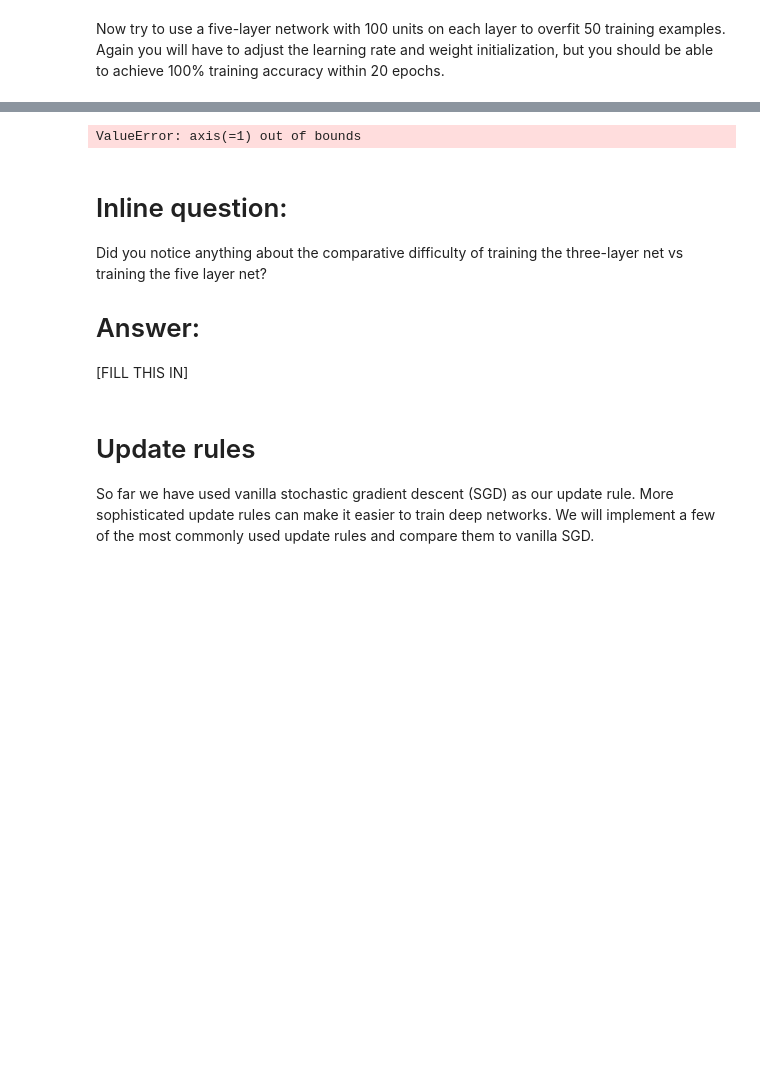
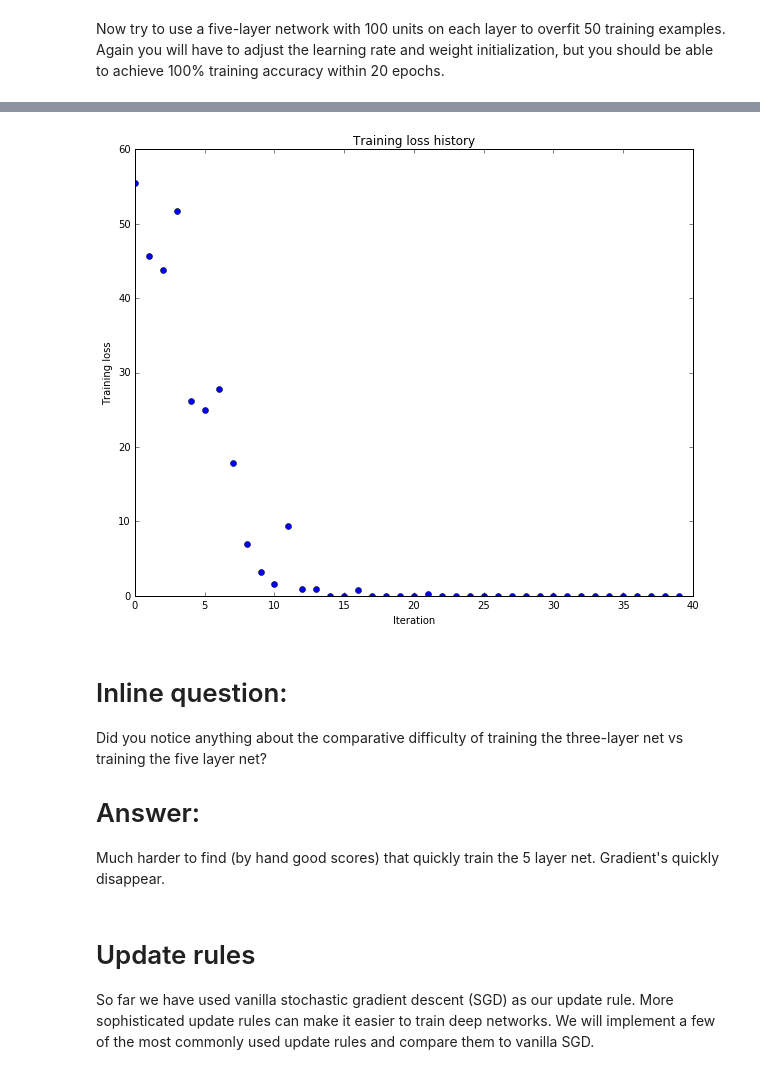
Before and after one commit to jordn/cs231n, a Jupyter notebook: assignment2/FullyConnectedNets.ipynb, the cells around one changed output, grey strips where cells are left out. Saved outputs shown, nothing was run; the diff lists cells and outputs as text; code cells hidden in the pictures; blank space fills up the shorter version.

```diff
--- a/assignment2/FullyConnectedNets.ipynb
+++ b/assignment2/FullyConnectedNets.ipynb
@@ -429,12 +479,12 @@ small_data = {
   'y_val': data['y_val'],
 }
 
-learning_rate = 1e-3
-weight_scale = 1e-5
+learning_rate = 5e-4
+weight_scale = 1e-1
 model = FullyConnectedNet([100, 100, 100, 100],
                 weight_scale=weight_scale, dtype=np.float64)
 solver = Solver(model, small_data,
-                print_every=10, num_epochs=20, batch_size=25,
+                print_every=50, num_epochs=20, batch_size=25,
                 update_rule='sgd',
                 optim_config={
                   'learning_rate': learning_rate,
@@ -452,10 +518,10 @@ plt.show()
-ValueError: axis(=1) out of bounds
+[figure, added]
 # %% [markdown]
 # Inline question:
 Did you notice anything about the comparative difficulty of training the three-layer net vs training the five layer net?
 
 # Answer:
-[FILL THIS IN]
+Much harder to find (by hand good scores) that quickly train the 5 layer net. Gradient's quickly disappear.
 # %% [markdown]
 # Update rules
 So far we have used vanilla stochastic gradient descent (SGD) as our update rule. More sophisticated update rules can make it easier to train deep networks. We will implement a few of the most commonly used update rules and compare them to vanilla SGD.
```
Also changed, not shown: parts of 18 cells of this notebook, 3 other files.
